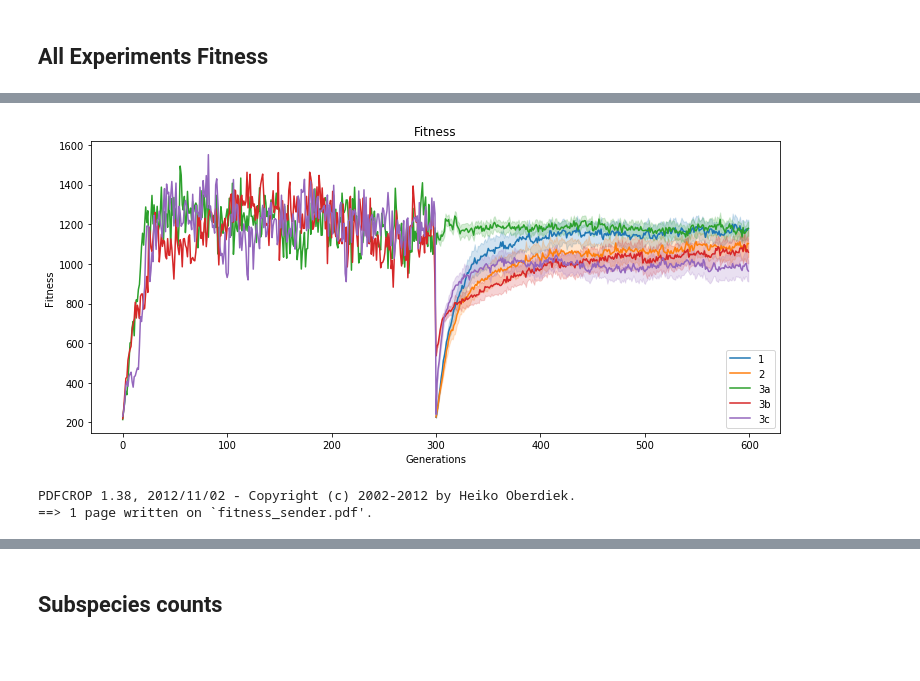
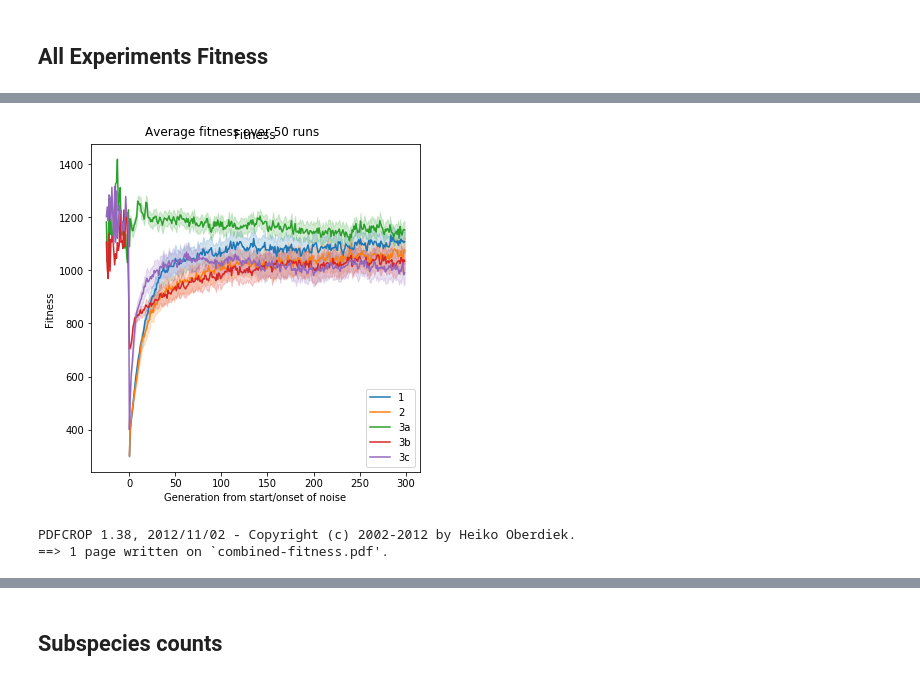
Before and after one commit to dkadish/EvolvingSonicNiches, a Jupyter notebook: runs/images_for_publication.ipynb, the cells around one changed output, grey strips where cells are left out. Drawn from its saved outputs; the diff is of its cells as text; code cells hidden in the pictures; blank space fills up the shorter version.

```diff
--- a/runs/images_for_publication.ipynb
+++ b/runs/images_for_publication.ipynb
@@ -54,7 +54,24 @@ for i, (spectrum, specy) in enumerate(zip(spectra,species)):
     sof = spectrum.join(run_fitness).sort_values(['fitness','generation'], ascending=[False, True])
     sof = sof.drop(columns='fitness')
     spectra_ob_fitness.append(sof)
+
+idx = pd.IndexSlice
 # %% [markdown]
 ## Average of the 50 runs
 
 The plot below shows the average spectra from all 50 runs of each simulation
+# %%
+filename = 'spectra_1_2.svg'
+pdf_filename = 'spectra_1_2.pdf'
+
+fig, axes = plt.subplots(2, 1, sharex=True, sharey=True, figsize=(10.5,6))
+for ax, experiment, spectrum in zip(axes, experiment_names[:2], spectra[:2]):
+    plt.sca(ax)
+    visualize.dataframe.plot_spectrum(spectrum, vmin=0.0, vmax=0.6, view=False, close=False, filename=None,
+                                      title='Average comunicaiton spectrum over all runs, Experiment {}'.format(experiment))
+
+axes.flatten()[0].set_xlabel('')
+
+plt.savefig(filename)
+!cairosvg {filename} -o {pdf_filename}
+!pdfcrop {pdf_filename} {pdf_filename}
@@ -195,19 +280,32 @@ plt.show()
 # %%
-fig = plt.figure(figsize=(10.5,5))
+fig, ax = plt.subplots(1,1,figsize=(5.5,5.5))
+
 for i, (experiment, specy) in enumerate(zip(experiment_names, species)):
-    if i < 2:
+    if i >= 2:
+        idx = pd.IndexSlice
+        specy = specy.loc[idx[:,range(275,600)], :]
         specy = specy.reset_index()
-        specy['generation'] += 300
+        specy['generation'] -= 300
         specy = specy.set_index(['run','generation','species','role'])
-    visualize.dataframe.plot_species_fitness(specy, species=0, role='sender', only_mean=True,
+
+    mean_role_fitness = specy.groupby(['role']).mean()['fitness']
+    fitness = specy['fitness']
+    fitness.div(mean_role_fitness, level='role')
+    fitness = fitness.groupby(['run','generation','species']).mean()
+
+    visualize.dataframe.plot_species_fitness(fitness, species=0, only_mean=True,
                                              view=False, filename=None, close=False, label=experiment)
 
+ax.set_xlabel('Generation from start/onset of noise')
+# fig.add_subplot(111, frame_on=False)
+fig.suptitle('Average fitness over 50 runs')
+
 plt.legend()
-plt.savefig('fitness_sender.svg')
+plt.savefig('combined-fitness.svg')
 plt.show()
-!cairosvg fitness_sender.svg -o fitness_sender.pdf
-!pdfcrop fitness_sender.pdf fitness_sender.pdf
+!cairosvg combined-fitness.svg -o combined-fitness.pdf
+!pdfcrop combined-fitness.pdf combined-fitness.pdf
 # %% [output]
-[figure, old version]
+[figure, new version]
 PDFCROP 1.38, 2012/11/02 - Copyright (c) 2002-2012 by Heiko Oberdiek.
-==> 1 page written on `fitness_sender.pdf'.
+==> 1 page written on `combined-fitness.pdf'.
```
Also changed, not shown: parts of 12 cells of this notebook, 3 other files.
